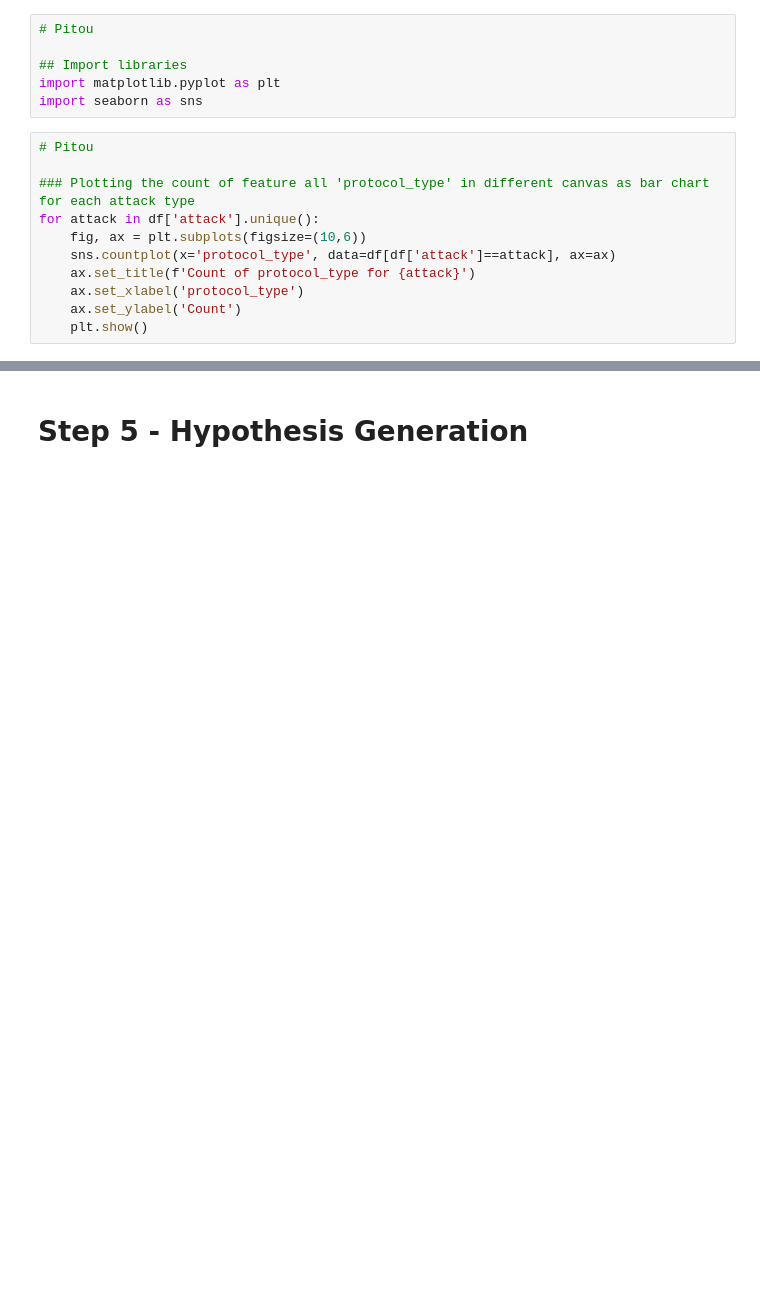
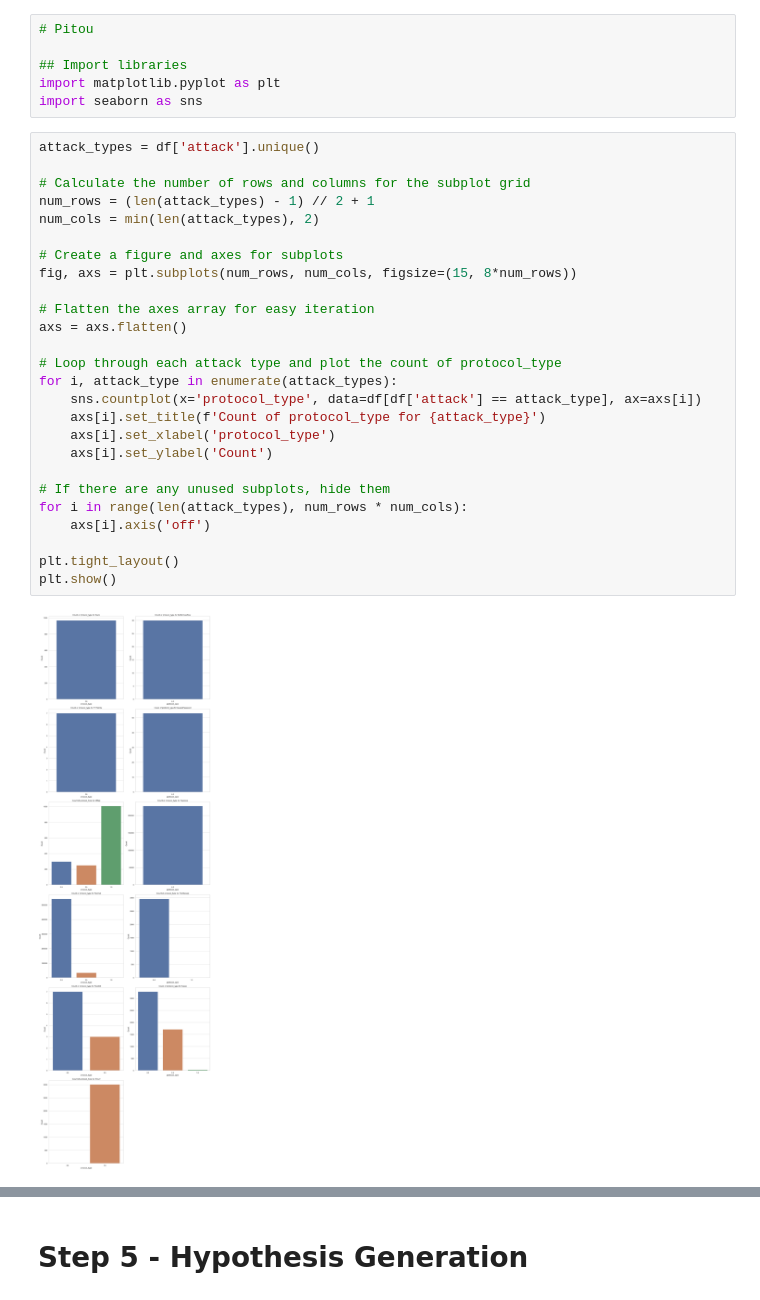
Before and after one commit to Sothirich/data_science_cyber-data-set, a Jupyter notebook: 2. Data-Exploration.ipynb, the cells around one changed output, grey strips where cells are left out. Cells and saved outputs as stored; diff of their text form; blank space fills up the shorter version.

Commit message:
data vistualization

```diff
--- a/2. Data-Exploration.ipynb
+++ b/2. Data-Exploration.ipynb
@@ -80,14 +132,31 @@ for feature in features:
 ## Import libraries
 import matplotlib.pyplot as plt
 import seaborn as sns
-# %%
-# Pitou
-
-### Plotting the count of feature all 'protocol_type' in different canvas as bar chart for each attack type
-for attack in df['attack'].unique():
-    fig, ax = plt.subplots(figsize=(10,6))
-    sns.countplot(x='protocol_type', data=df[df['attack']==attack], ax=ax)
-    ax.set_title(f'Count of protocol_type for {attack}')
-    ax.set_xlabel('protocol_type')
-    ax.set_ylabel('Count')
-    plt.show()
+# %%
+attack_types = df['attack'].unique()
+
+# Calculate the number of rows and columns for the subplot grid
+num_rows = (len(attack_types) - 1) // 2 + 1
+num_cols = min(len(attack_types), 2)
+
+# Create a figure and axes for subplots
+fig, axs = plt.subplots(num_rows, num_cols, figsize=(15, 8*num_rows))
+
+# Flatten the axes array for easy iteration
+axs = axs.flatten()
+
+# Loop through each attack type and plot the count of protocol_type
+for i, attack_type in enumerate(attack_types):
+    sns.countplot(x='protocol_type', data=df[df['attack'] == attack_type], ax=axs[i])
+    axs[i].set_title(f'Count of protocol_type for {attack_type}')
+    axs[i].set_xlabel('protocol_type')
+    axs[i].set_ylabel('Count')
+
+# If there are any unused subplots, hide them
+for i in range(len(attack_types), num_rows * num_cols):
+    axs[i].axis('off')
+
+plt.tight_layout()
+plt.show()
+# %% [output]
+[figure, added]
```
Also changed, not shown: parts of 9 cells of this notebook.
